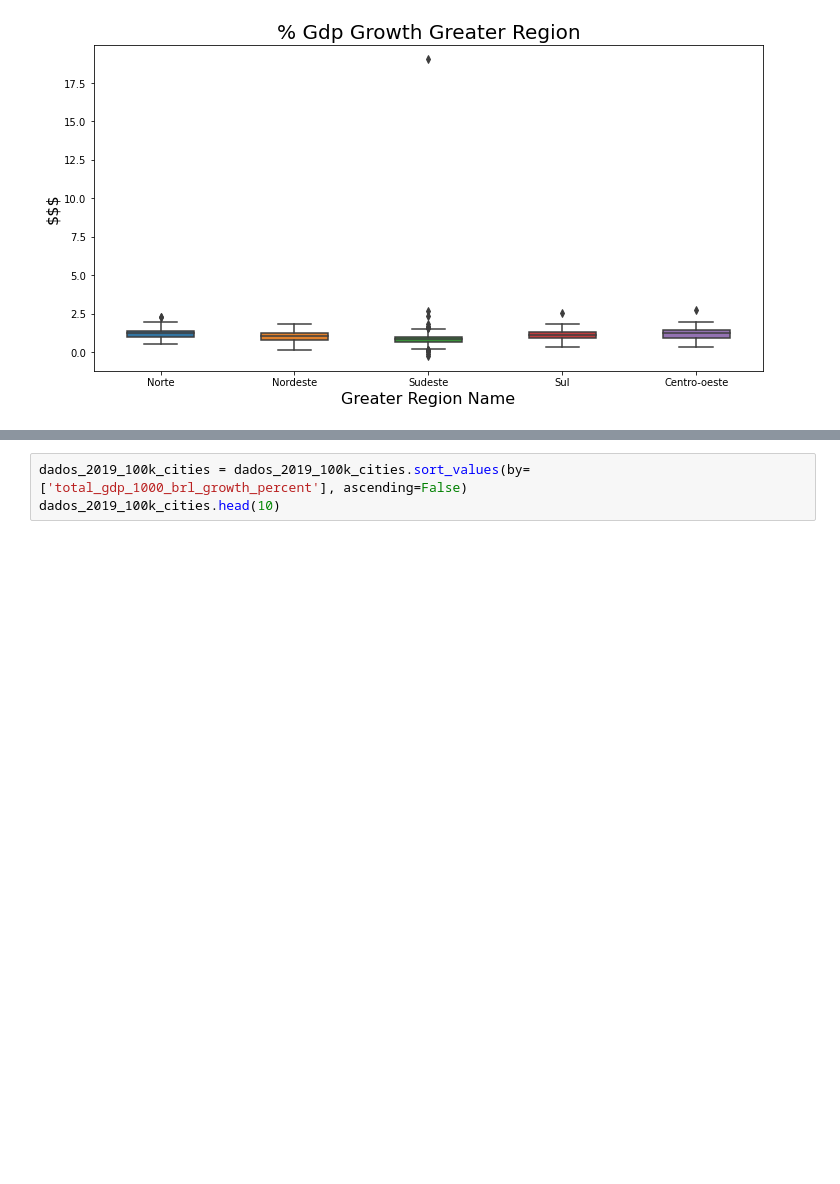
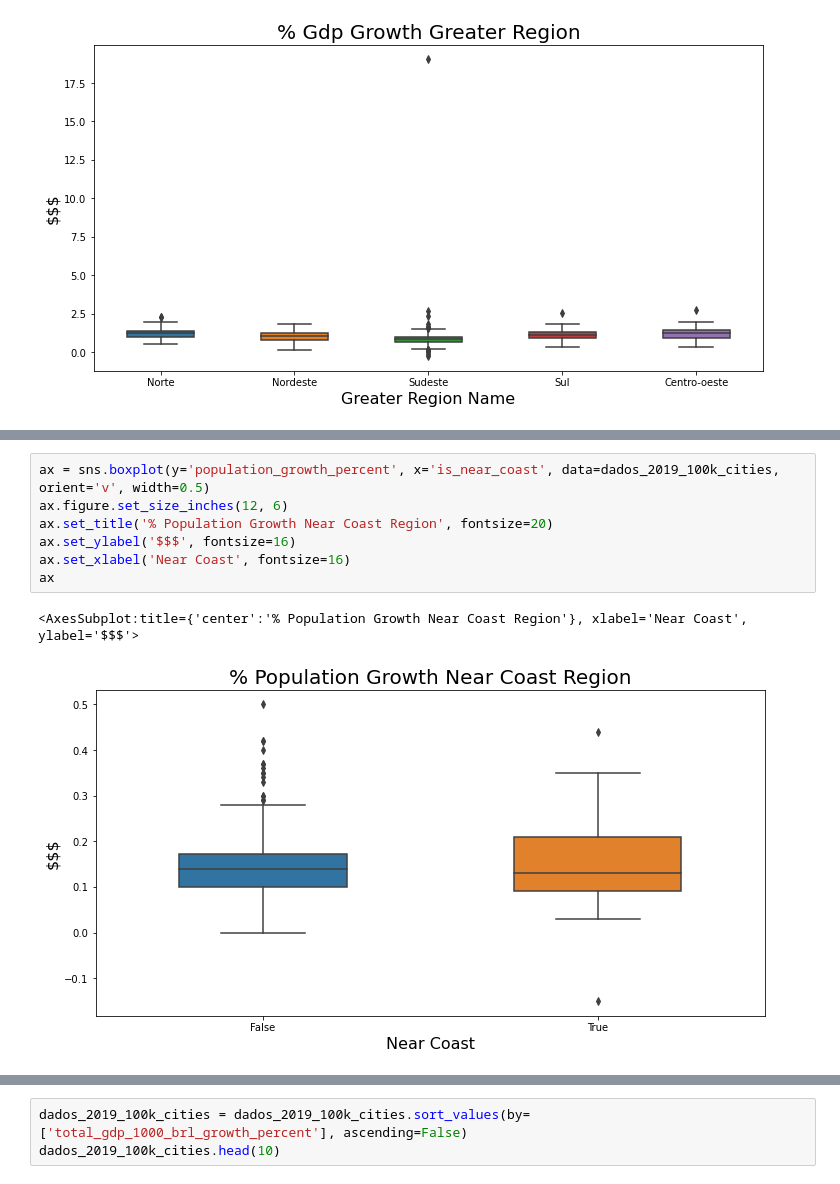
Before and after one commit to pliniocampinas/scrap-fiis-brs, a Jupyter notebook: notebooks/analise-cities.ipynb, the cells around one changed output, grey strips where cells are left out. Drawn from its saved outputs; the diff is of its cells as text; blank space fills up the shorter version.

```diff
--- a/notebooks/analise-cities.ipynb
+++ b/notebooks/analise-cities.ipynb
@@ -338,0 +339,10 @@ ax
+# %%
+ax = sns.boxplot(y='population_growth_percent', x='is_near_coast', data=dados_2019_100k_cities, orient='v', width=0.5)
+ax.figure.set_size_inches(12, 6)
+ax.set_title('% Population Growth Near Coast Region', fontsize=20)
+ax.set_ylabel('$$$', fontsize=16)
+ax.set_xlabel('Near Coast', fontsize=16)
+ax
+# %% [output]
+<AxesSubplot:title={'center':'% Population Growth Near Coast Region'}, xlabel='Near Coast', ylabel='$$$'>
+[figure, added]
```
Also changed, not shown: parts of 11 cells of this notebook.
